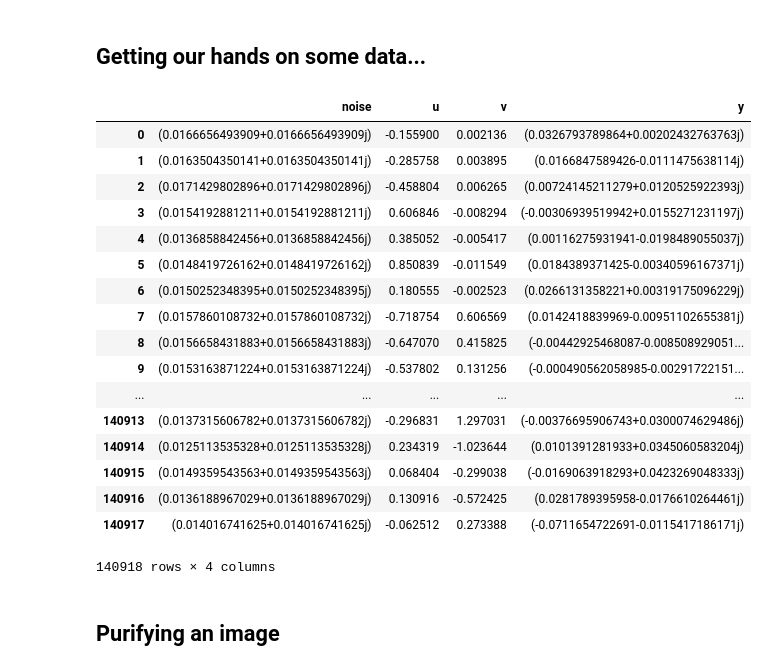
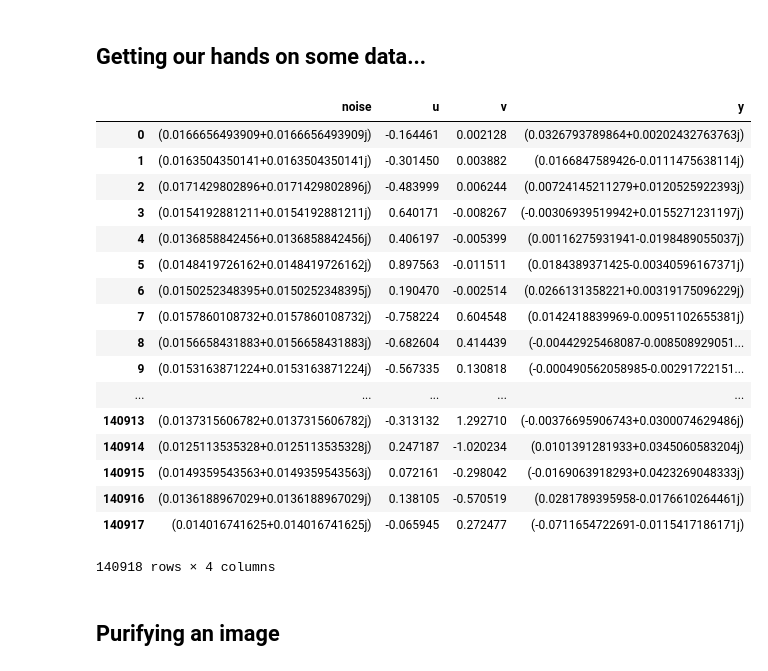
Before and after one commit to astro-informatics/purify, a Jupyter notebook: scripts/FromPurifyRealData.ipynb, the cells around one changed output. Saved outputs shown, nothing was run; the diff lists cells and outputs as text; code cells hidden in the pictures.

Commit message:
Added coordinate scaling to FromPurifyRealData

```diff
--- a/scripts/FromPurifyRealData.ipynb
+++ b/scripts/FromPurifyRealData.ipynb
@@ -5,38 +5,40 @@
 # %%
 from os.path import join, dirname
 from purify import __file__ as datadir, read_visibility, read_image, SensingOperator
 
 
 datafile = "at166B.3C129.c0.vis"
 
-datadir = join(dirname(datadir), "data")
-datafile = join(datadir, "images", "Coverages", "cont_sim4.vis")
 visibility = read_visibility(datafile, visflag="vis")
 
 
 from numpy import pi, sqrt
-visibility['u'] = visibility['u']/sqrt(max(visibility['u']**2+visibility['v']**2))*pi
-visibility['v'] = visibility['v']/sqrt(max(visibility['u']**2+visibility['v']**2))*pi
+dx = 0.3 #resolution in arcsec
+dx = dx /60.0/60.0/180.0 * pi
+umax = 1.0/(2.0*dx)
+uscale = 2.0*pi/umax
+visibility['u'] = visibility['u']*uscale
+visibility['v'] = visibility['v']*uscale
 
 visibility
 # %% [output]
 |  | noise | u | v | y |
-| 0 | (0.0166656493909+0.0166656493909j) | -0.155900 | 0.002136 | (0.0326793789864+0.00202432763763j) |
-| 1 | (0.0163504350141+0.0163504350141j) | -0.285758 | 0.003895 | (0.0166847589426-0.0111475638114j) |
-| 2 | (0.0171429802896+0.0171429802896j) | -0.458804 | 0.006265 | (0.00724145211279+0.0120525922393j) |
-| 3 | (0.0154192881211+0.0154192881211j) | 0.606846 | -0.008294 | (-0.00306939519942+0.0155271231197j) |
-| 4 | (0.0136858842456+0.0136858842456j) | 0.385052 | -0.005417 | (0.00116275931941-0.0198489055037j) |
-| 5 | (0.0148419726162+0.0148419726162j) | 0.850839 | -0.011549 | (0.0184389371425-0.00340596167371j) |
-| 6 | (0.0150252348395+0.0150252348395j) | 0.180555 | -0.002523 | (0.0266131358221+0.00319175096229j) |
-| 7 | (0.0157860108732+0.0157860108732j) | -0.718754 | 0.606569 | (0.0142418839969-0.00951102655381j) |
-| 8 | (0.0156658431883+0.0156658431883j) | -0.647070 | 0.415825 | (-0.00442925468087-0.008508929051... |
-| 9 | (0.0153163871224+0.0153163871224j) | -0.537802 | 0.131256 | (-0.000490562058985-0.00291722151... |
+| 0 | (0.0166656493909+0.0166656493909j) | -0.164461 | 0.002128 | (0.0326793789864+0.00202432763763j) |
+| 1 | (0.0163504350141+0.0163504350141j) | -0.301450 | 0.003882 | (0.0166847589426-0.0111475638114j) |
+| 2 | (0.0171429802896+0.0171429802896j) | -0.483999 | 0.006244 | (0.00724145211279+0.0120525922393j) |
+| 3 | (0.0154192881211+0.0154192881211j) | 0.640171 | -0.008267 | (-0.00306939519942+0.0155271231197j) |
+| 4 | (0.0136858842456+0.0136858842456j) | 0.406197 | -0.005399 | (0.00116275931941-0.0198489055037j) |
+| 5 | (0.0148419726162+0.0148419726162j) | 0.897563 | -0.011511 | (0.0184389371425-0.00340596167371j) |
+| 6 | (0.0150252348395+0.0150252348395j) | 0.190470 | -0.002514 | (0.0266131358221+0.00319175096229j) |
+| 7 | (0.0157860108732+0.0157860108732j) | -0.758224 | 0.604548 | (0.0142418839969-0.00951102655381j) |
+| 8 | (0.0156658431883+0.0156658431883j) | -0.682604 | 0.414439 | (-0.00442925468087-0.008508929051... |
+| 9 | (0.0153163871224+0.0153163871224j) | -0.567335 | 0.130818 | (-0.000490562058985-0.00291722151... |
 | ... | ... | ... | ... | ... |
-| 140913 | (0.0137315606782+0.0137315606782j) | -0.296831 | 1.297031 | (-0.00376695906743+0.0300074629486j) |
-| 140914 | (0.0125113535328+0.0125113535328j) | 0.234319 | -1.023644 | (0.0101391281933+0.0345060583204j) |
-| 140915 | (0.0149359543563+0.0149359543563j) | 0.068404 | -0.299038 | (-0.0169063918293+0.0423269048333j) |
-| 140916 | (0.0136188967029+0.0136188967029j) | 0.130916 | -0.572425 | (0.0281789395958-0.0176610264461j) |
-| 140917 | (0.014016741625+0.014016741625j) | -0.062512 | 0.273388 | (-0.0711654722691-0.0115417186171j) |
+| 140913 | (0.0137315606782+0.0137315606782j) | -0.313132 | 1.292710 | (-0.00376695906743+0.0300074629486j) |
+| 140914 | (0.0125113535328+0.0125113535328j) | 0.247187 | -1.020234 | (0.0101391281933+0.0345060583204j) |
+| 140915 | (0.0149359543563+0.0149359543563j) | 0.072161 | -0.298042 | (-0.0169063918293+0.0423269048333j) |
+| 140916 | (0.0136188967029+0.0136188967029j) | 0.138105 | -0.570519 | (0.0281789395958-0.0176610264461j) |
+| 140917 | (0.014016741625+0.014016741625j) | -0.065945 | 0.272477 | (-0.0711654722691-0.0115417186171j) |
 140918 rows × 4 columns
 # %% [markdown]
 ## Purifying an image
```
Also changed, not shown: parts of 1 cell of this notebook.
